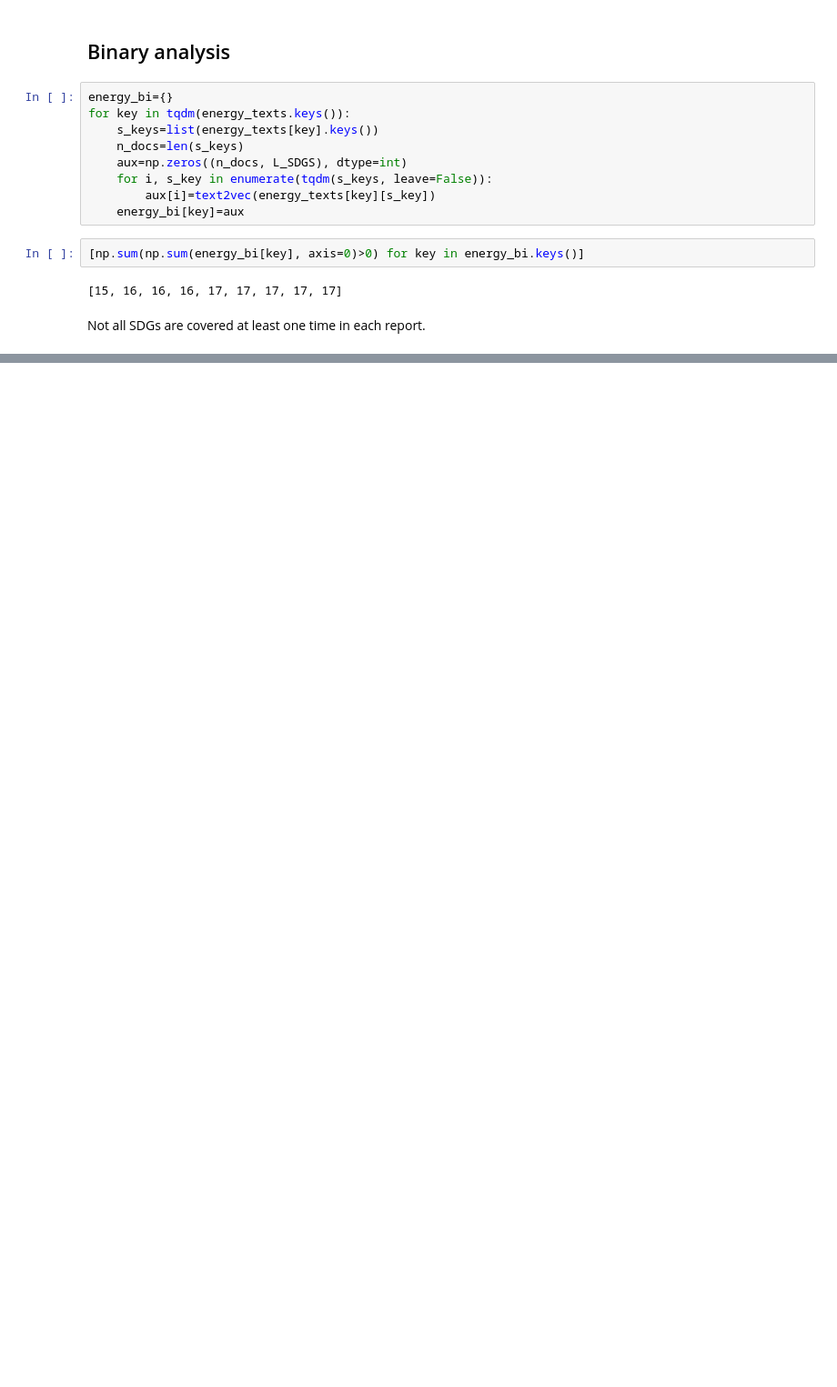
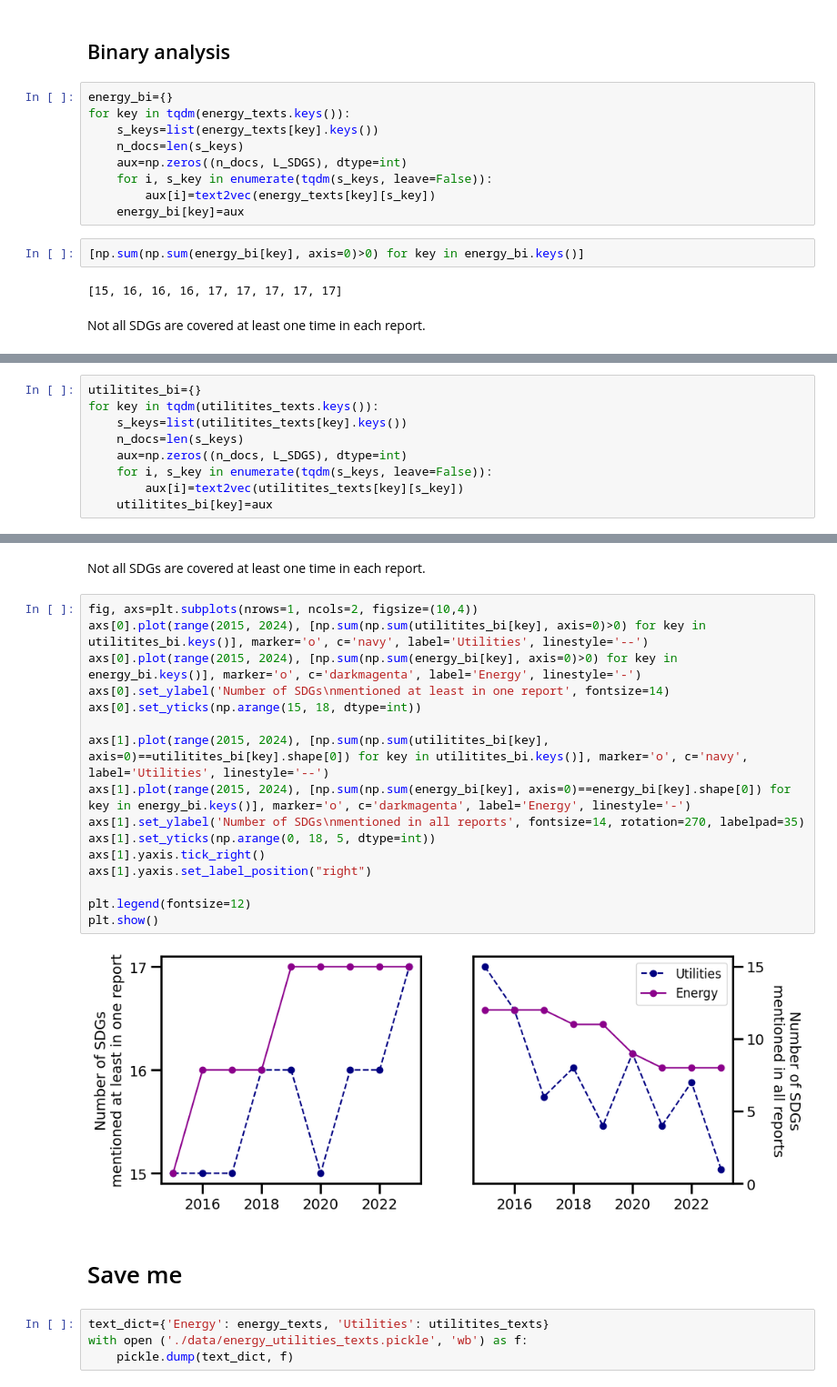
Before and after one commit to fabiosaracco/sdg_repos, a Jupyter notebook: 3_0_sdg2vec.ipynb, the cells around one changed output, grey strips where cells are left out. Shown: that part at 91% size. Saved outputs shown, nothing was run; the diff lists cells and outputs as text; blank space fills up the shorter version.

```diff
--- a/3_0_sdg2vec.ipynb
+++ b/3_0_sdg2vec.ipynb
@@ -116,0 +162,9 @@ array([[0, 0, 1, 1, 1, 1, 1, 1, 1, 0, 1, 1, 1, 0, 1, 1, 1],
+# %%
+utilitites_bi={}
+for key in tqdm(utilitites_texts.keys()):
+    s_keys=list(utilitites_texts[key].keys())
+    n_docs=len(s_keys)
+    aux=np.zeros((n_docs, L_SDGS), dtype=int)
+    for i, s_key in enumerate(tqdm(s_keys, leave=False)):
+        aux[i]=text2vec(utilitites_texts[key][s_key])
+    utilitites_bi[key]=aux
@@ -116,0 +175,26 @@ array([[0, 0, 1, 1, 1, 1, 1, 1, 1, 0, 1, 1, 1, 0, 1, 1, 1],
+# %% [markdown]
+Not all SDGs are covered at least one time in each report.
+# %%
+fig, axs=plt.subplots(nrows=1, ncols=2, figsize=(10,4))
+axs[0].plot(range(2015, 2024), [np.sum(np.sum(utilitites_bi[key], axis=0)>0) for key in utilitites_bi.keys()], marker='o', c='navy', label='Utilities', linestyle='--')
+axs[0].plot(range(2015, 2024), [np.sum(np.sum(energy_bi[key], axis=0)>0) for key in energy_bi.keys()], marker='o', c='darkmagenta', label='Energy', linestyle='-')
+axs[0].set_ylabel('Number of SDGs\nmentioned at least in one report', fontsize=14)
+axs[0].set_yticks(np.arange(15, 18, dtype=int))
+
+axs[1].plot(range(2015, 2024), [np.sum(np.sum(utilitites_bi[key], axis=0)==utilitites_bi[key].shape[0]) for key in utilitites_bi.keys()], marker='o', c='navy', label='Utilities', linestyle='--')
+axs[1].plot(range(2015, 2024), [np.sum(np.sum(energy_bi[key], axis=0)==energy_bi[key].shape[0]) for key in energy_bi.keys()], marker='o', c='darkmagenta', label='Energy', linestyle='-')
+axs[1].set_ylabel('Number of SDGs\nmentioned in all reports', fontsize=14, rotation=270, labelpad=35)
+axs[1].set_yticks(np.arange(0, 18, 5, dtype=int))
+axs[1].yaxis.tick_right()
+axs[1].yaxis.set_label_position("right")
+
+plt.legend(fontsize=12)
+plt.show()
+# %% [output]
+[figure, added]
+# %% [markdown]
+# Save me
+# %%
+text_dict={'Energy': energy_texts, 'Utilities': utilitites_texts}
+with open ('./data/energy_utilities_texts.pickle', 'wb') as f:
+    pickle.dump(text_dict, f)
```
Also changed, not shown: parts of 21 cells of this notebook, 2 other files.
